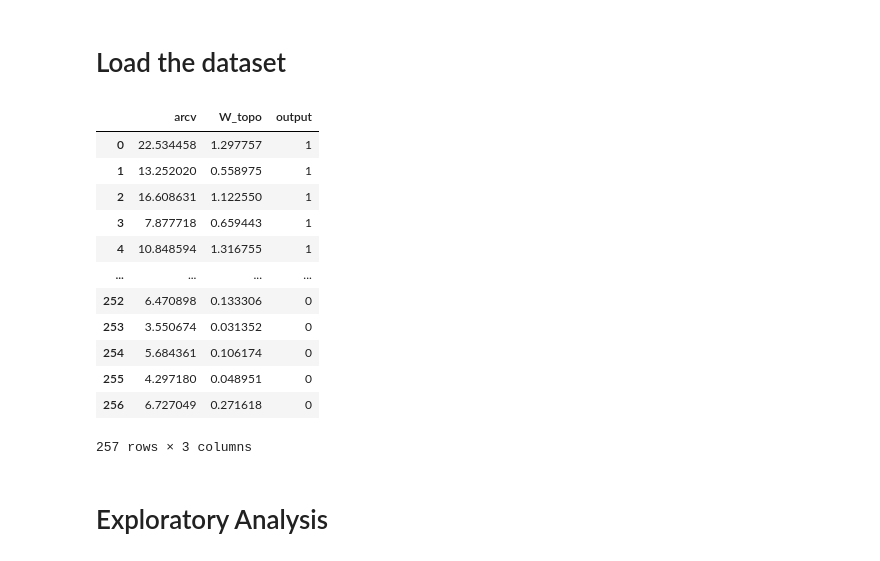
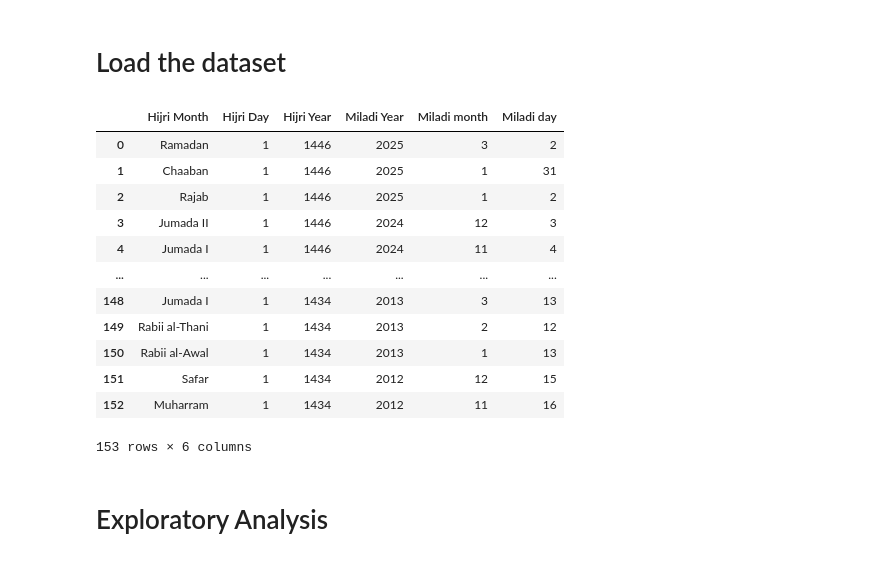
Before and after one commit to lairgiyassir/manazel, a Jupyter notebook: examples/hilal_checker.ipynb, the cells around one changed output. Drawn from its saved outputs; the diff is of its cells as text; code cells hidden in the pictures.

```diff
--- a/examples/hilal_checker.ipynb
+++ b/examples/hilal_checker.ipynb
@@ -12,27 +15,27 @@ import utils.astronomy_ as astronomy
 # %%
 import pandas as pd
 
-hilal_dataset = pd.read_excel("../datasets/hilal_dataset_final.xlsx")
+hilal_dataset = pd.read_excel("../datasets/hilal_dataset.xlsx")
 # %%
 # the process is presented in the section : [Already done] Prepare the dataset for machine learning
 # the result is saved in the file : hilal_dataset_final.xlsx
 hilal_dataset_final = pd.read_excel("../datasets/hilal_dataset_final.xlsx")
-# %%
-hilal_dataset_final
-# %% [output]
-|  | arcv | W_topo | output |
-| 0 | 22.534458 | 1.297757 | 1 |
-| 1 | 13.252020 | 0.558975 | 1 |
-| 2 | 16.608631 | 1.122550 | 1 |
-| 3 | 7.877718 | 0.659443 | 1 |
-| 4 | 10.848594 | 1.316755 | 1 |
-| ... | ... | ... | ... |
-| 252 | 6.470898 | 0.133306 | 0 |
-| 253 | 3.550674 | 0.031352 | 0 |
-| 254 | 5.684361 | 0.106174 | 0 |
-| 255 | 4.297180 | 0.048951 | 0 |
-| 256 | 6.727049 | 0.271618 | 0 |
-257 rows × 3 columns
+# %%
+hilal_dataset
+# %% [output]
+|  | Hijri Month | Hijri Day | Hijri Year | Miladi Year | Miladi month | Miladi day |
+| 0 | Ramadan | 1 | 1446 | 2025 | 3 | 2 |
+| 1 | Chaaban | 1 | 1446 | 2025 | 1 | 31 |
+| 2 | Rajab | 1 | 1446 | 2025 | 1 | 2 |
+| 3 | Jumada II | 1 | 1446 | 2024 | 12 | 3 |
+| 4 | Jumada I | 1 | 1446 | 2024 | 11 | 4 |
+| ... | ... | ... | ... | ... | ... | ... |
+| 148 | Jumada I | 1 | 1434 | 2013 | 3 | 13 |
+| 149 | Rabii al-Thani | 1 | 1434 | 2013 | 2 | 12 |
+| 150 | Rabii al-Awal | 1 | 1434 | 2013 | 1 | 13 |
+| 151 | Safar | 1 | 1434 | 2012 | 12 | 15 |
+| 152 | Muharram | 1 | 1434 | 2012 | 11 | 16 |
+153 rows × 6 columns
 # %% [markdown]
 # Exploratory Analysis
 # %%
```
Also changed, not shown: parts of 6 cells of this notebook.
